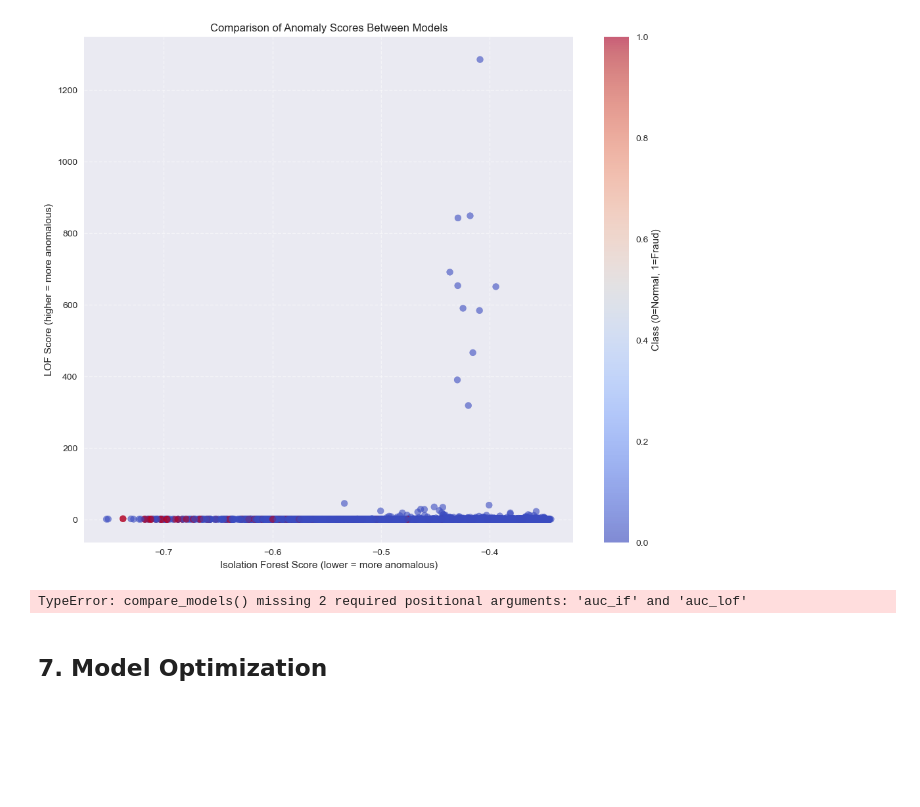
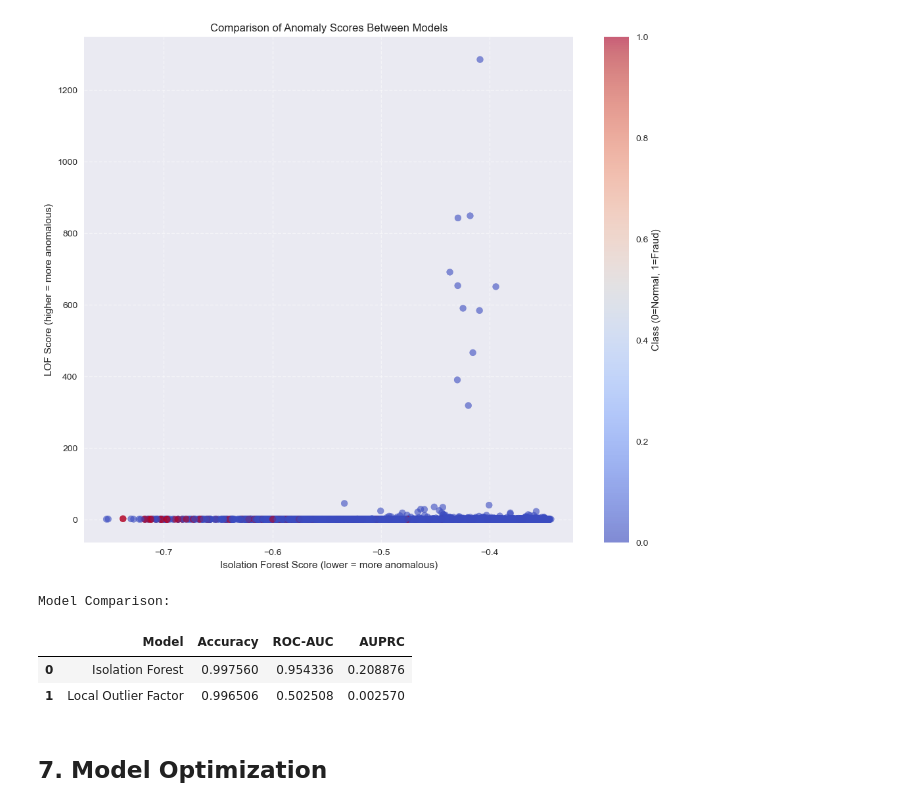
Before and after one commit to itxtx/credit_card_fraud_prediction, a Jupyter notebook: credit_card_fraud_analysis.ipynb, the cells around one changed output. Drawn from its saved outputs; the diff is of its cells as text; code cells hidden in the pictures; blank space fills up the shorter version.

```diff
--- a/credit_card_fraud_analysis.ipynb
+++ b/credit_card_fraud_analysis.ipynb
@@ -250,10 +247,13 @@ plt_comparison.show()
 [figure]
 # %%
 # Compare model performance
-comparisons = ccf.compare_models(y_test, if_preds, lof_preds, auc_if, auc_lof)
+comparisons = ccf.compare_models(y_test, if_preds, lof_preds, if_scores, lof_scores, auc_if, auc_lof)
 print("Model Comparison:")
 comparisons.style.highlight_max(axis=0)
 # %% [output]
-TypeError: compare_models() missing 2 required positional arguments: 'auc_if' and 'auc_lof'
+Model Comparison:
+|  | Model | Accuracy | ROC-AUC | AUPRC |
+| 0 | Isolation Forest | 0.997560 | 0.954336 | 0.208876 |
+| 1 | Local Outlier Factor | 0.996506 | 0.502508 | 0.002570 |
 # %% [markdown]
 ## 7. Model Optimization
```
Also changed, not shown: parts of 6 cells of this notebook, 3 other files.
